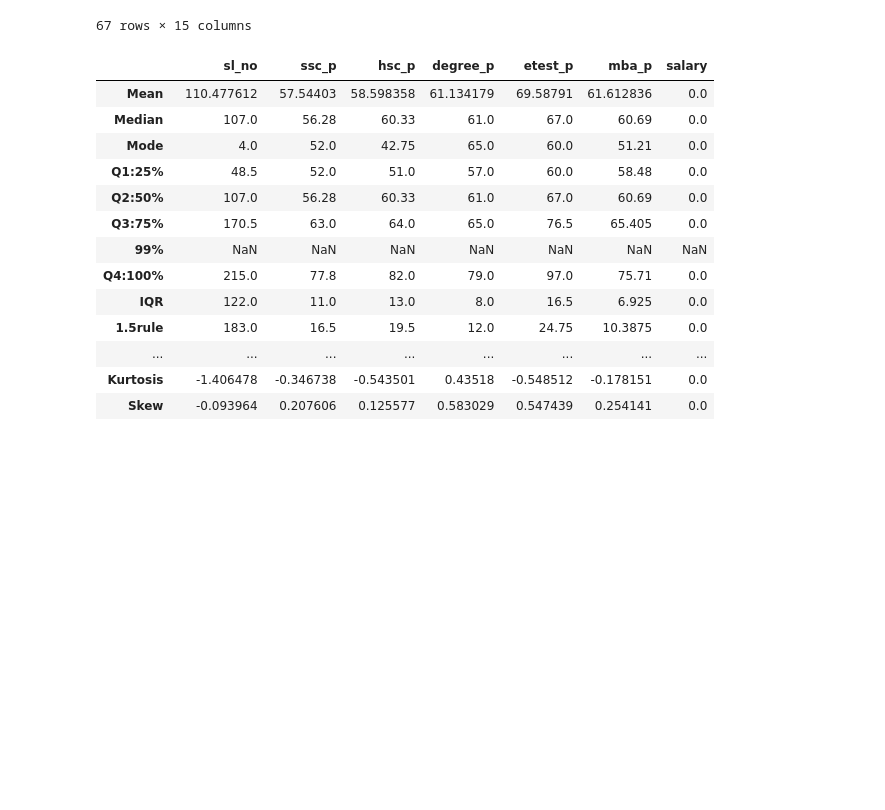
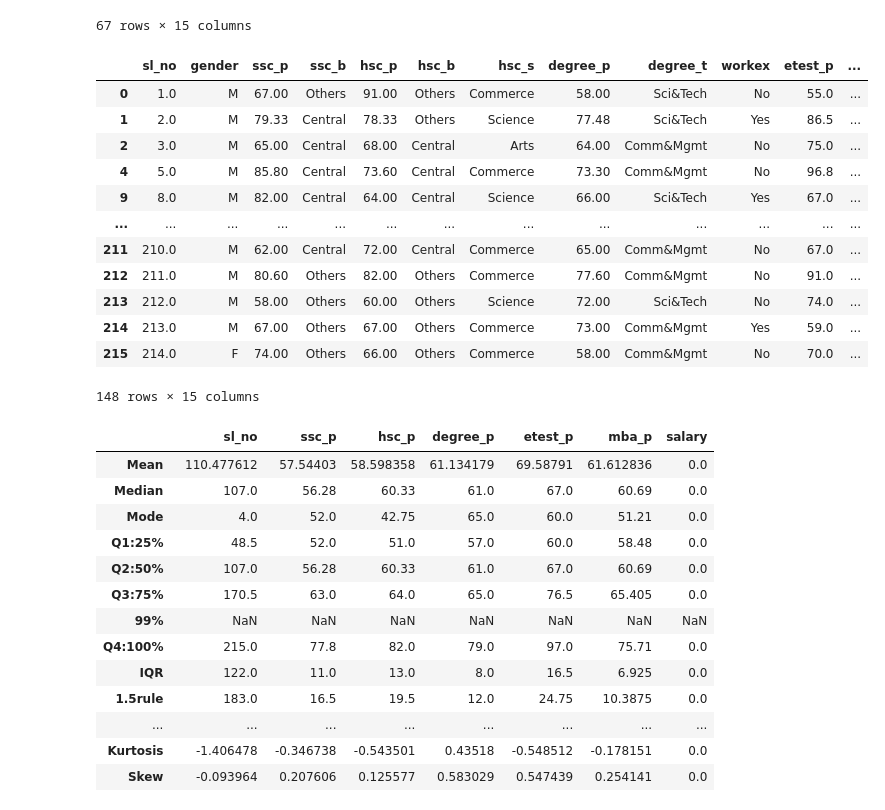
Before and after one commit to iampandiyan/BivariateAnalysis, a Jupyter notebook: Assignment/DataAnalysisAssignment.ipynb, the cells around one changed output. Drawn from its saved outputs; the diff is of its cells as text; code cells hidden in the pictures; blank space fills up the shorter version.

```diff
--- a/Assignment/DataAnalysisAssignment.ipynb
+++ b/Assignment/DataAnalysisAssignment.ipynb
@@ -193,5 +209,6 @@ dataset[dataset['status']=='Not Placed'].shape[0]
 # %%
 notPlacedDataset=dataset[dataset['status']=='Not Placed']
+placedDataset=dataset[dataset['status']=='Placed']
 # %%
 notPlacedDataset
 # %% [output]
@@ -208,6 +225,22 @@ notPlacedDataset
 | 210 | 209.0 | F | 43.0 | Central | 60.00 | Others | Science | 65.00 | Comm&Mgmt | No | 92.66 | ... |
 | 216 | 215.0 | M | 62.0 | Central | 58.00 | Others | Science | 53.00 | Comm&Mgmt | No | 89.00 | ... |
 67 rows × 15 columns
+# %%
+placedDataset
+# %% [output]
+|  | sl_no | gender | ssc_p | ssc_b | hsc_p | hsc_b | hsc_s | degree_p | degree_t | workex | etest_p | ... |
+| 0 | 1.0 | M | 67.00 | Others | 91.00 | Others | Commerce | 58.00 | Sci&Tech | No | 55.0 | ... |
+| 1 | 2.0 | M | 79.33 | Central | 78.33 | Others | Science | 77.48 | Sci&Tech | Yes | 86.5 | ... |
+| 2 | 3.0 | M | 65.00 | Central | 68.00 | Central | Arts | 64.00 | Comm&Mgmt | No | 75.0 | ... |
+| 4 | 5.0 | M | 85.80 | Central | 73.60 | Central | Commerce | 73.30 | Comm&Mgmt | No | 96.8 | ... |
+| 9 | 8.0 | M | 82.00 | Central | 64.00 | Central | Science | 66.00 | Sci&Tech | Yes | 67.0 | ... |
+| ... | ... | ... | ... | ... | ... | ... | ... | ... | ... | ... | ... | ... |
+| 211 | 210.0 | M | 62.00 | Central | 72.00 | Central | Commerce | 65.00 | Comm&Mgmt | No | 67.0 | ... |
+| 212 | 211.0 | M | 80.60 | Others | 82.00 | Others | Commerce | 77.60 | Comm&Mgmt | No | 91.0 | ... |
+| 213 | 212.0 | M | 58.00 | Others | 60.00 | Others | Science | 72.00 | Sci&Tech | No | 74.0 | ... |
+| 214 | 213.0 | M | 67.00 | Others | 67.00 | Others | Commerce | 73.00 | Comm&Mgmt | Yes | 59.0 | ... |
+| 215 | 214.0 | F | 74.00 | Others | 66.00 | Others | Commerce | 58.00 | Comm&Mgmt | No | 70.0 | ... |
+148 rows × 15 columns
 # %%
 univariateObj.createDescriptiveTable(notPlacedDataset)
 # %% [output]
```
Also changed, not shown: parts of 4 cells of this notebook.
